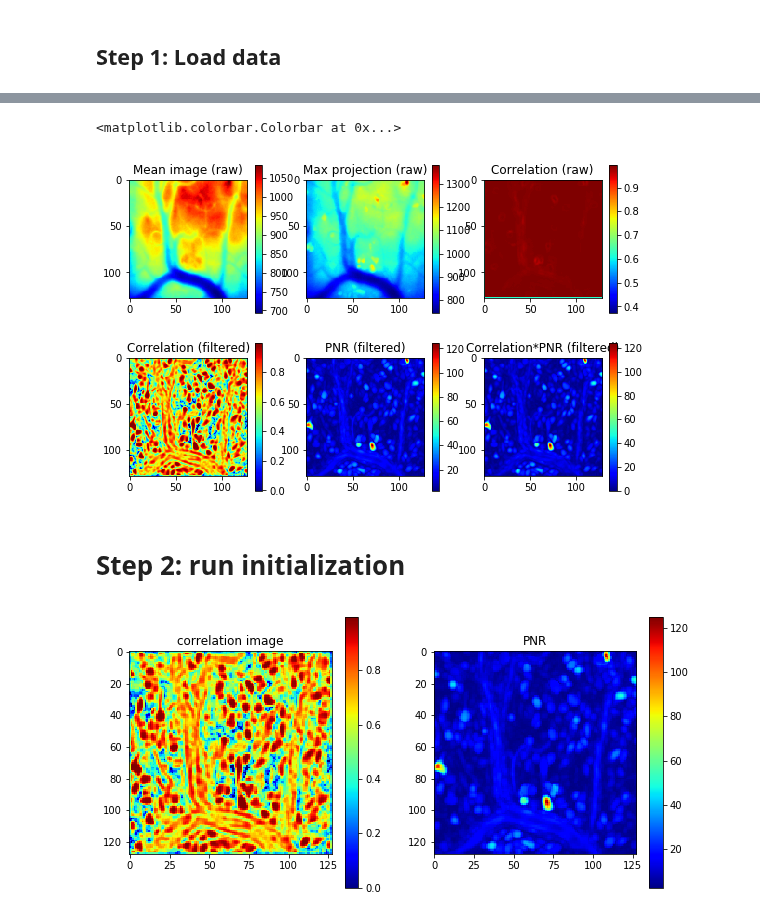
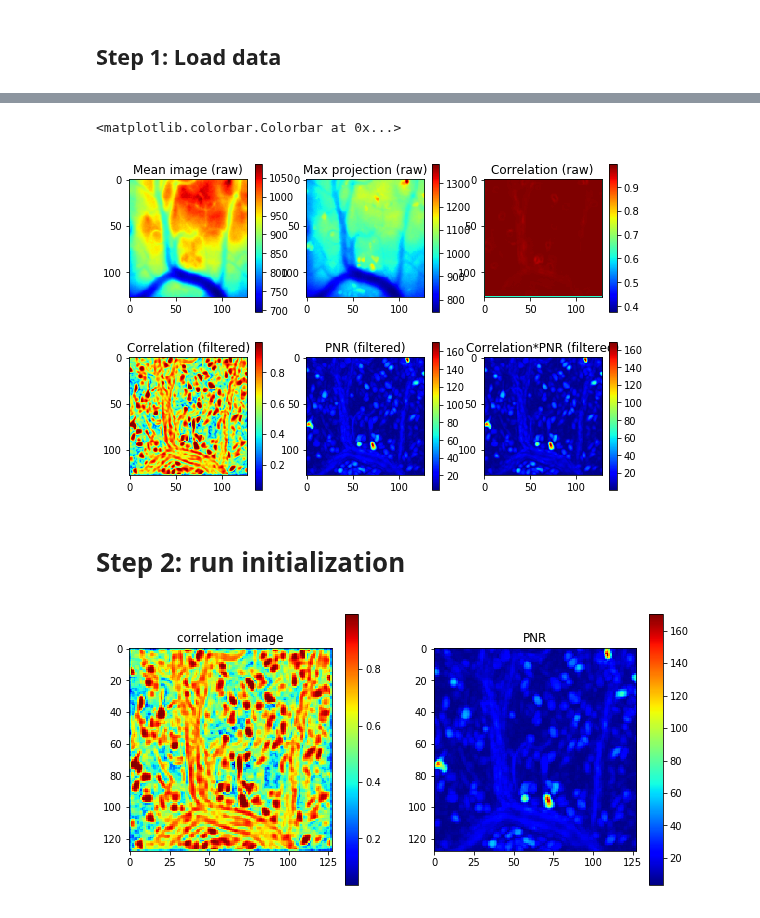
Before and after one commit to flatironinstitute/CaImAn, a Jupyter notebook: demo_cnmfe_2d.ipynb, the cells around one changed output, grey strips where cells are left out. Drawn from its saved outputs; the diff is of its cells as text; code cells hidden in the pictures.

Commit message:
initialization of 1p data
run demo_cnmfe_2d.ipynb for examples.

```diff
--- a/demo_cnmfe_2d.ipynb
+++ b/demo_cnmfe_2d.ipynb
@@ -23,11 +25,11 @@ importlib.reload(cmg)
 ## Step 0: Create an instance of cnmfe.Sources2D
 # %%
 pars4user = cnmfe.default_pars()
-pars4user['neuron']['neuron diameter'] = 11
+pars4user['neuron']['neuron diameter'] = 10
 pars4user['neuron']['gaussian width'] = 3
 pars4user['initialization']['z-score threshold'] = 3
-neuron = cnmfe.Sources2D(pars4user=pars4user)
-# neuron.print_parameters()  # show parameters
+neuron = cnmfe.Sources2D(pars=pars4user)
+# neuron.show_parameters()  # show parameters
 # %% [markdown]
 ## Step 1: Load data
 # %%
@@ -59,7 +53,7 @@ The results will be saved into folder /Users/zhoupc/Dropbox/Liam/caiman/example_
 # %%
 # show correlation image of the raw data; show correlation image and PNR image of the filtered data
 cn_raw = cnmfe.local_correlation(Y)
-cn_filter, pnr, psf = cnmfe.correlation_pnr_endoscope(Y, neuron.options)
+cn_filter, pnr, psf = cnmfe.correlation_pnr_filtered(Y, neuron.options)
 plt.figure(figsize=(9, 6))
 plt.subplot(231)
 plt.imshow(np.mean(Y, axis=0), cmap='jet', aspect='equal')
@@ -92,21 +86,21 @@ plt.title('PNR (filtered)')
 plt.colorbar()
 # %% [output]
 <matplotlib.colorbar.Colorbar at 0x...>
-[figure, old version]
+[figure, new version]
 # %% [markdown]
  # Step 2: run initialization
 # %%
 # pick thresholds
 plt.figure(figsize=(10, 5))
 plt.subplot(121)
 plt.imshow(cn_filter, cmap='jet')
 plt.title('correlation image')
 plt.colorbar()
 plt.subplot(122)
 plt.imshow(pnr, cmap='jet')
 plt.title('PNR')
 plt.colorbar()
 
-neuron.update_options('min_corr=0.8', 'min_pnr=15')
+neuron.update_options('min_corr=0.85', 'min_pnr=20')
 # %% [output]
-[figure, old version]
+[figure, new version]
```
Also changed, not shown: parts of 4 cells of this notebook, 3 other files.
